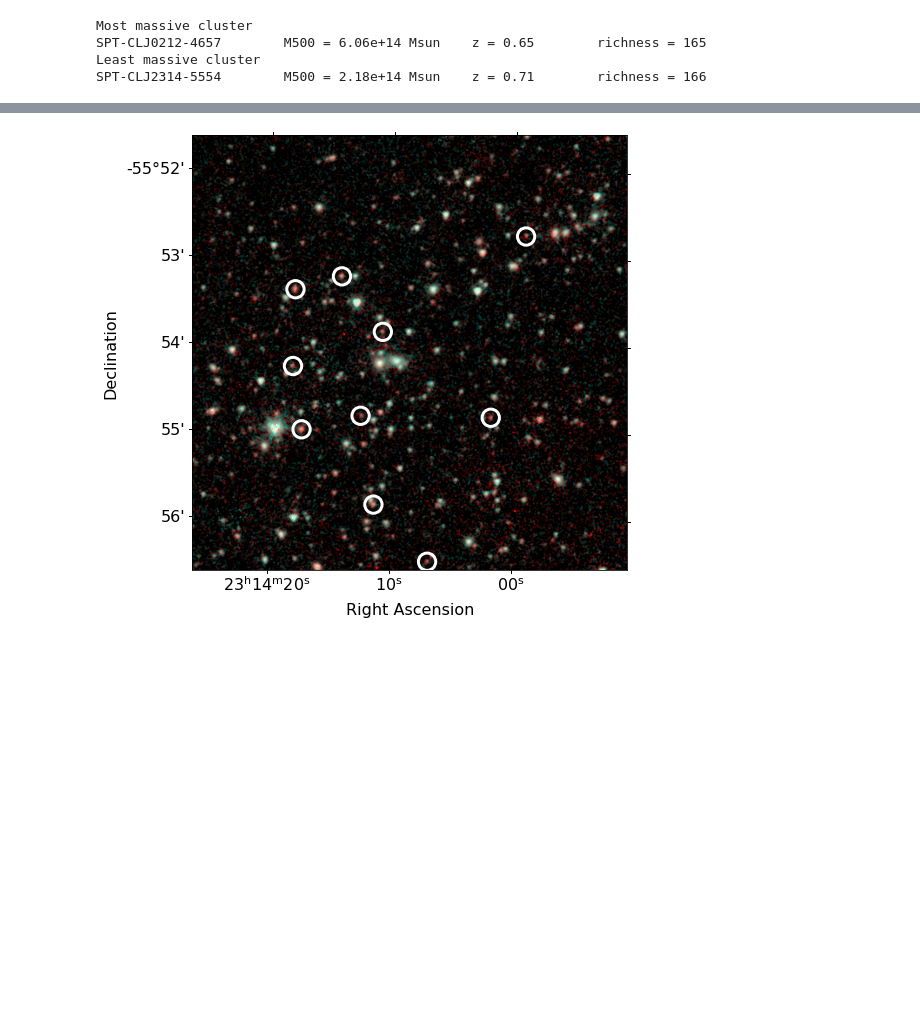
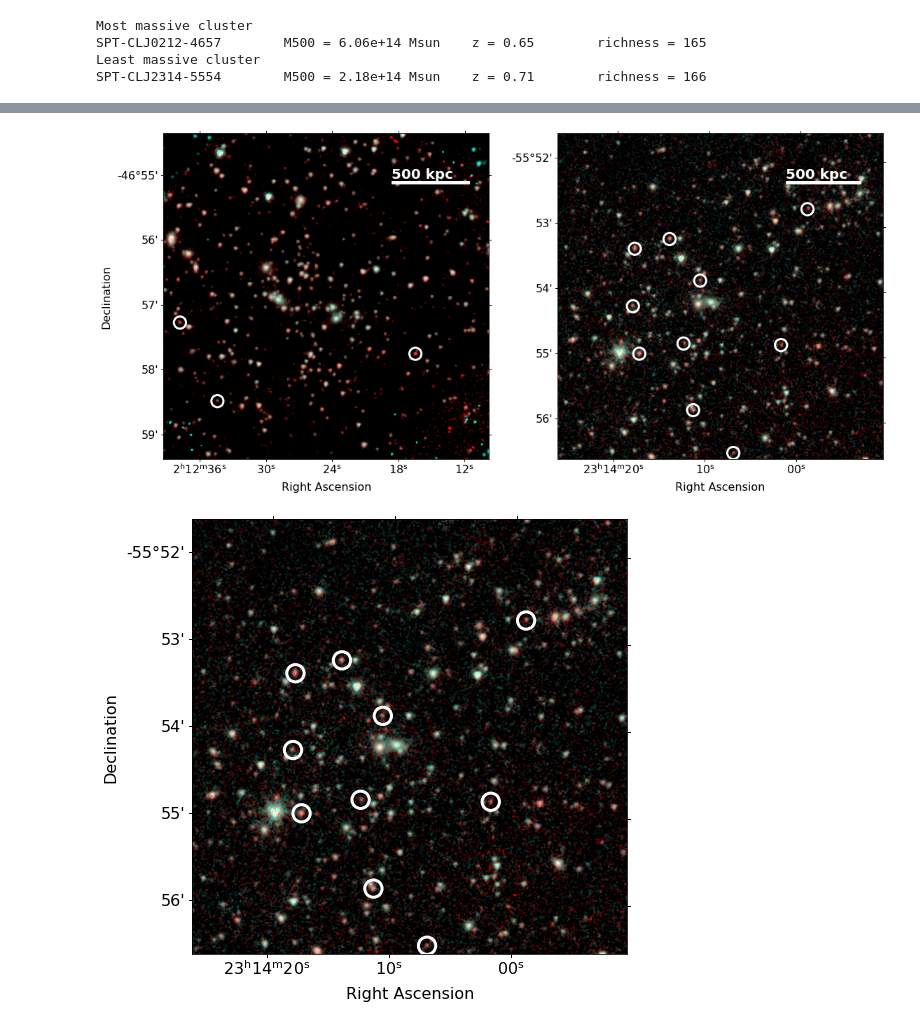
Before and after one commit to floydie7/SPT_AGN, a Jupyter notebook: SPTcl-IRAGN_example_cluster_images.ipynb, the cells around one changed output, grey strips where cells are left out. Drawn from its saved outputs; the diff is of its cells as text; code cells hidden in the pictures; blank space fills up the shorter version.

```diff
--- a/SPTcl-IRAGN_example_cluster_images.ipynb
+++ b/SPTcl-IRAGN_example_cluster_images.ipynb
@@ -106 +113,41 @@ Text(349.5, 429.13675864604795, '500 kpc')
+# %%
+# Create the RGB composite objects
+spt0212_rgb = make_lupton_rgb(spt0212_img_i2, 0.8 * spt0212_img_i1, 0.7 * spt0212_img_i1, Q=5, stretch=0.1)
+spt2314_rgb = make_lupton_rgb(spt2314_img_i2, 0.8 * spt2314_img_i1, 0.7 * spt2314_img_i1, Q=5, stretch=0.1)
+# %%
+# Create the figure
+fig = plt.figure(figsize=(16, 8), tight_layout=dict(w_pad=0.5))
+spt0212_ax = fig.add_subplot(121, projection=spt0212_wcs)
+spt2314_ax = fig.add_subplot(122, projection=spt2314_wcs)
+spt0212_ax.set(xlabel='Right Ascension', ylabel='Declination')
+spt2314_ax.set(xlabel='Right Ascension', ylabel=' ')
+spt2314_ax.coords[0].set_auto_axislabel(False)
+
+# Plot the image
+spt0212_ax.imshow(spt0212_rgb, origin='lower')
+spt2314_ax.imshow(spt2314_rgb, origin='lower')
+
+# Plot the AGN
+spt0212_ax.scatter(spt0212_cat['ALPHA_J2000'], spt0212_cat['DELTA_J2000'], marker='o', edgecolor='white', facecolor='none', s=300, linewidths=3, transform=spt0212_ax.get_transform('world'))
+spt2314_ax.scatter(spt2314_cat['ALPHA_J2000'], spt2314_cat['DELTA_J2000'], marker='o', edgecolor='white', facecolor='none', s=300, linewidths=3, transform=spt2314_ax.get_transform('world'))
+
+# Add scale bars
+spt0212_scale = (500 * u.kpc * cosmo.arcsec_per_kpc_proper(max_cluster_z).to(u.deg / u.kpc) / spt0212_wcs.proj_plane_pixel_scales()[0])
+spt2314_scale = (500 * u.kpc * cosmo.arcsec_per_kpc_proper(min_cluster_z).to(u.deg / u.kpc) / spt2314_wcs.proj_plane_pixel_scales()[0])
+spt0212_scale_point = spt0212_ax.transLimits.inverted().transform((0.7, 0.85))
+spt2314_scale_point = spt2314_ax.transLimits.inverted().transform((0.7, 0.85))
+spt0212_width = 2 / spt0212_wcs.proj_plane_pixel_scales()[0].to_value(u.arcsec)
+spt2314_width = 2 / spt2314_wcs.proj_plane_pixel_scales()[0].to_value(u.arcsec)
+spt0212_offset = 4 / spt0212_wcs.proj_plane_pixel_scales()[0].to_value(u.arcsec)
+spt2314_offset = 4 / spt2314_wcs.proj_plane_pixel_scales()[0].to_value(u.arcsec)
+
+spt0212_ax.arrow(spt0212_scale_point[0], spt0212_scale_point[1], dx=spt0212_scale.value, dy=0, head_width=0, head_length=0, fc='white', ec='white', width=spt0212_width)
+spt2314_ax.arrow(spt2314_scale_point[0], spt2314_scale_point[1], dx=spt2314_scale.value, dy=0, head_width=0, head_length=0, fc='white', ec='white', width=spt2314_width)
+spt0212_ax.text(spt0212_scale_point[0], spt0212_scale_point[1] + spt0212_offset, '500 kpc', color='white', fontsize=20, fontweight='bold')
+spt2314_ax.text(spt2314_scale_point[0], spt2314_scale_point[1] + spt2314_offset, '500 kpc', color='white', fontsize=20, fontweight='bold')
+
+fig.savefig('Data_Repository/Project_Data/SPT-IRAGN/Publication_Plots/SPTcl-IRAGN_example_clusters_SPT0212_SPT2314_publication_rgb.png')
+fig.savefig('Data_Repository/Project_Data/SPT-IRAGN/Publication_Plots/SPTcl-IRAGN_example_clusters_SPT0212_SPT2314_publication_rgb.pdf')
+# %% [output]
+[figure, added]
 # %%
```
Also changed, not shown: parts of 5 cells of this notebook, 10 other files.
